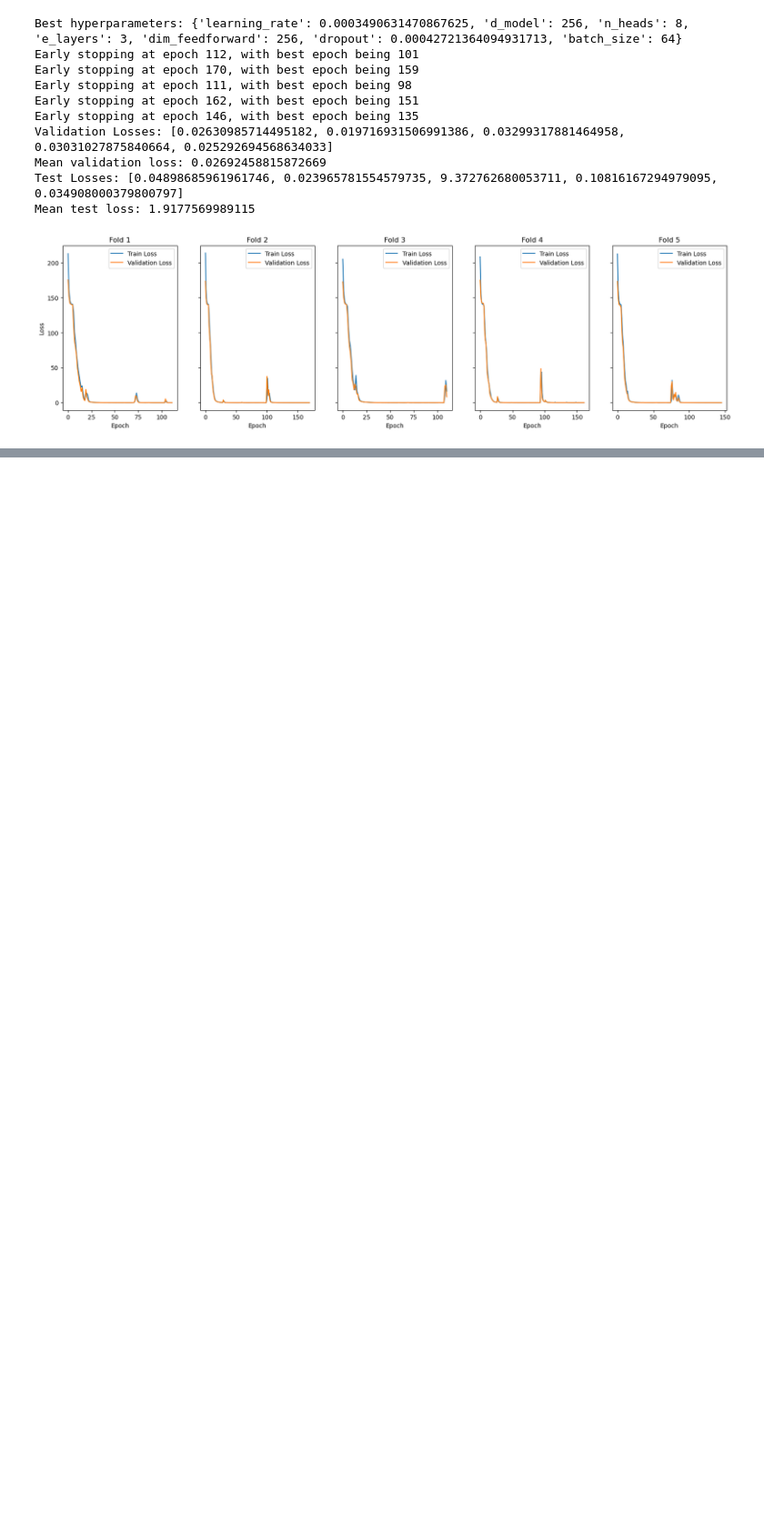
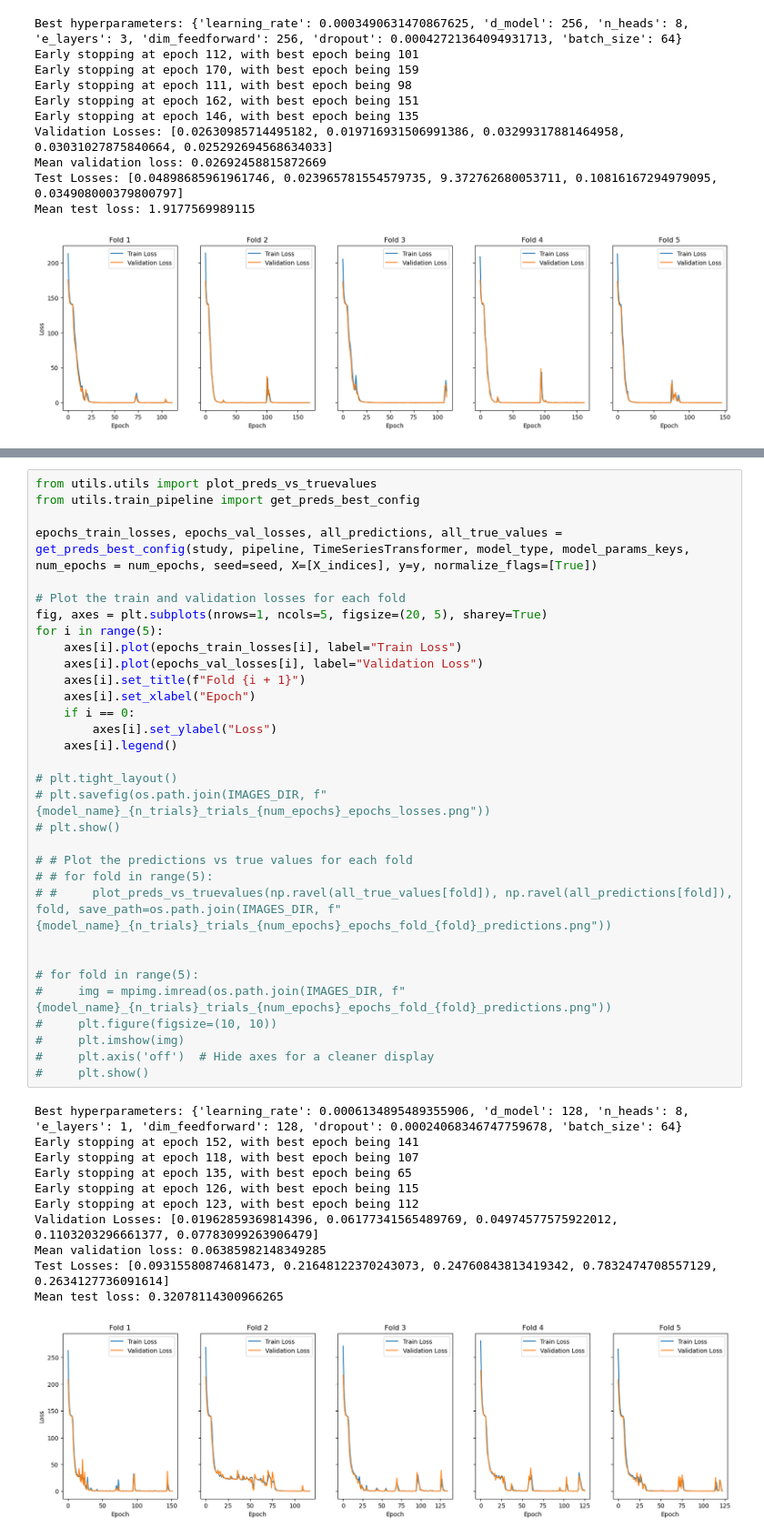
Before and after one commit to MiguelGarcaoSilva/motifpred, a Jupyter notebook: code/casestudy_syntheticdata1/casestudy_transformer.ipynb, the cells around one changed output, grey strips where cells are left out. Shown: that part at 91% size. Drawn from its saved outputs; the diff is of its cells as text; blank space fills up the shorter version.

Commit message:
minor name changes

```diff
--- a/code/casestudy_syntheticdata1/casestudy_transformer.ipynb
+++ b/code/casestudy_syntheticdata1/casestudy_transformer.ipynb
@@ -396,0 +397,44 @@ Mean test RMSE: 0.612 std: 0.349
+# %%
+from utils.utils import plot_preds_vs_truevalues
+from utils.train_pipeline import get_preds_best_config
+
+epochs_train_losses, epochs_val_losses, all_predictions, all_true_values = get_preds_best_config(study, pipeline, TimeSeriesTransformer, model_type, model_params_keys, num_epochs = num_epochs, seed=seed, X=[X_indices], y=y, normalize_flags=[True])
+
+# Plot the train and validation losses for each fold
+fig, axes = plt.subplots(nrows=1, ncols=5, figsize=(20, 5), sharey=True)
+for i in range(5):
+    axes[i].plot(epochs_train_losses[i], label="Train Loss")
+    axes[i].plot(epochs_val_losses[i], label="Validation Loss")
+    axes[i].set_title(f"Fold {i + 1}")
+    axes[i].set_xlabel("Epoch")
+    if i == 0:
+        axes[i].set_ylabel("Loss")
+    axes[i].legend()
+
+# plt.tight_layout()
+# plt.savefig(os.path.join(IMAGES_DIR, f"{model_name}_{n_trials}_trials_{num_epochs}_epochs_losses.png"))
+# plt.show()
+
+# # Plot the predictions vs true values for each fold
+# # for fold in range(5):
+# #     plot_preds_vs_truevalues(np.ravel(all_true_values[fold]), np.ravel(all_predictions[fold]), fold, save_path=os.path.join(IMAGES_DIR, f"{model_name}_{n_trials}_trials_{num_epochs}_epochs_fold_{fold}_predictions.png"))
+
+
+# for fold in range(5):
+#     img = mpimg.imread(os.path.join(IMAGES_DIR, f"{model_name}_{n_trials}_trials_{num_epochs}_epochs_fold_{fold}_predictions.png"))
+#     plt.figure(figsize=(10, 10))
+#     plt.imshow(img)
+#     plt.axis('off')  # Hide axes for a cleaner display
+#     plt.show()
+# %% [output]
+Best hyperparameters: {'learning_rate': 0.0006134895489355906, 'd_model': 128, 'n_heads': 8, 'e_layers': 1, 'dim_feedforward': 128, 'dropout': 0.00024068346747759678, 'batch_size': 64}
+Early stopping at epoch 152, with best epoch being 141
+Early stopping at epoch 118, with best epoch being 107
+Early stopping at epoch 135, with best epoch being 65
+Early stopping at epoch 126, with best epoch being 115
+Early stopping at epoch 123, with best epoch being 112
+Validation Losses: [0.01962859369814396, 0.06177341565489769, 0.04974577575922012, 0.1103203296661377, 0.07783099263906479]
+Mean validation loss: 0.06385982148349285
+Test Losses: [0.09315580874681473, 0.21648122370243073, 0.24760843813419342, 0.7832474708557129, 0.2634127736091614]
+Mean test loss: 0.32078114300966265
+[figure, added]
```
Also changed, not shown: parts of 2 cells of this notebook, 4 other files.
